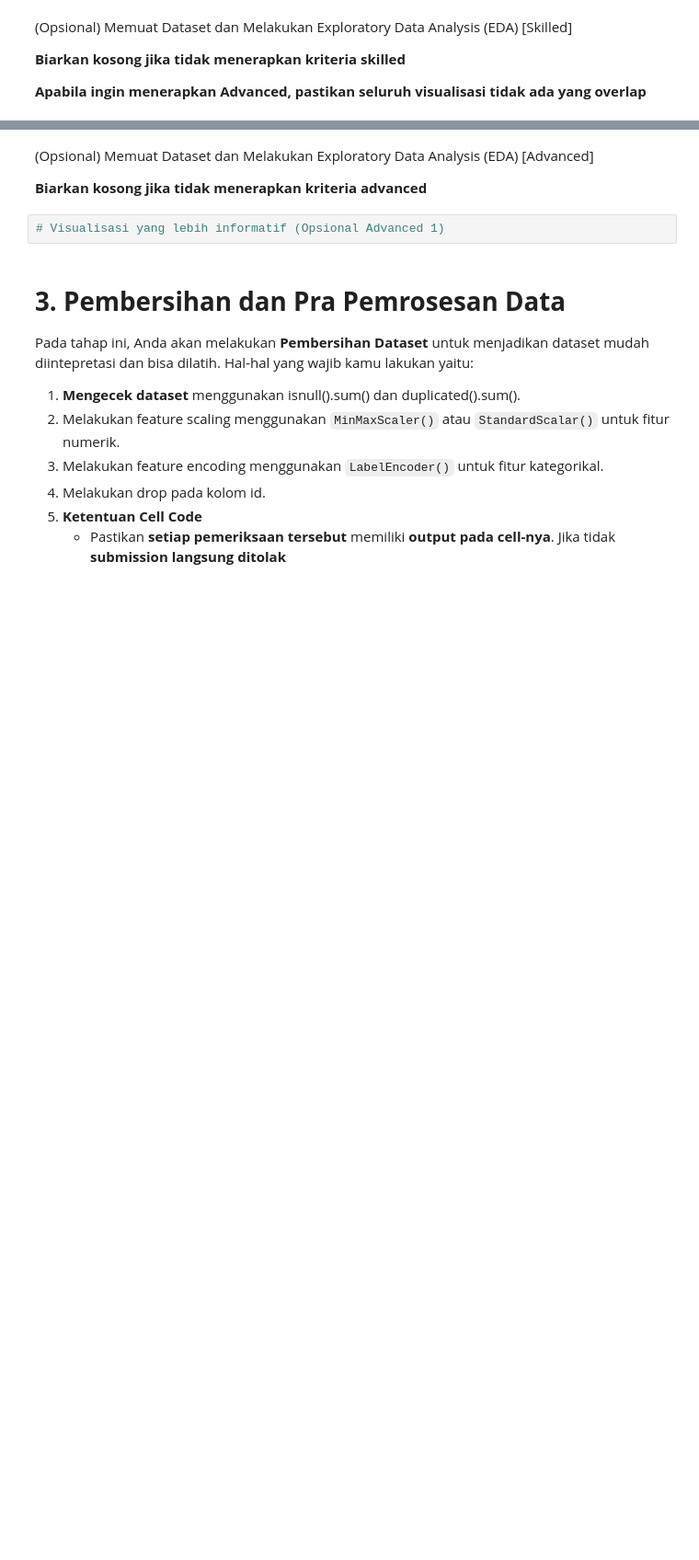
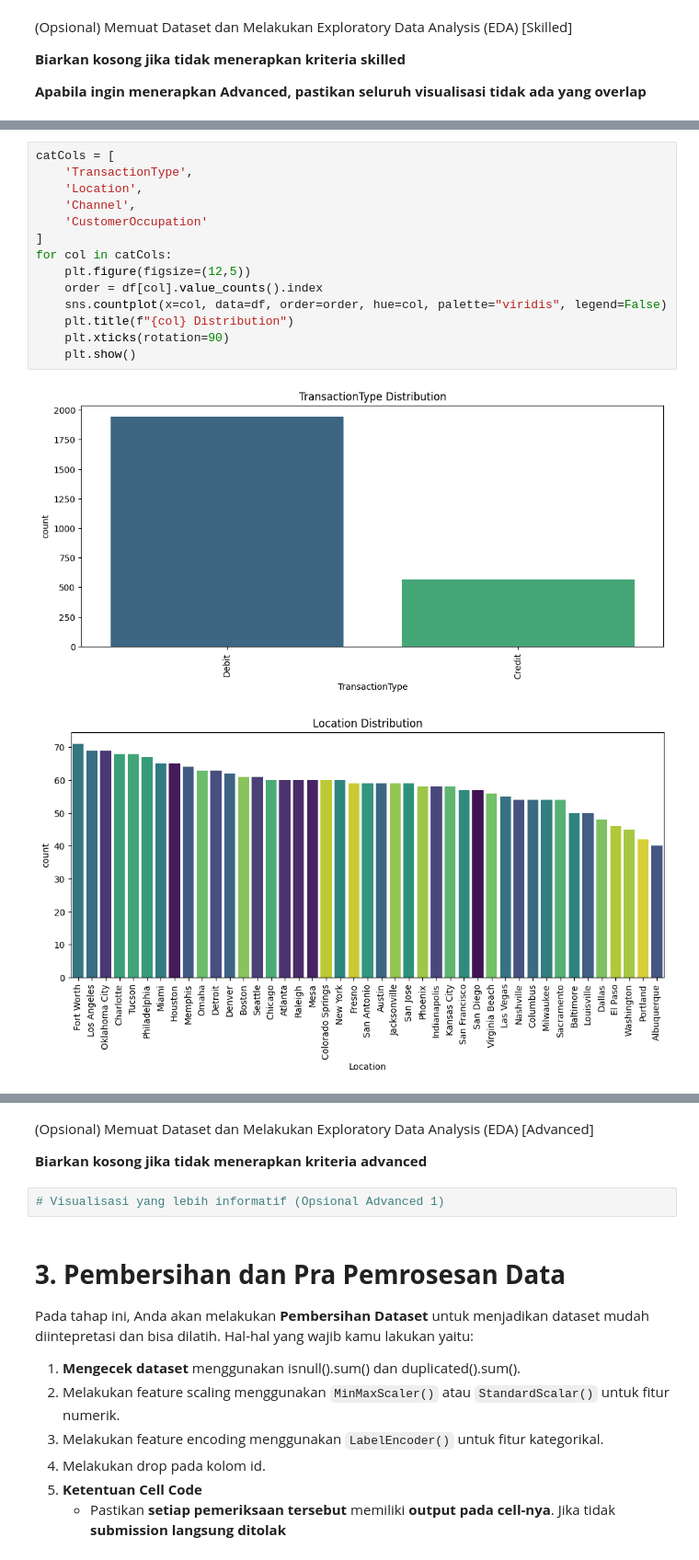
Before and after one commit to bluga404/ml-project-dicoding, a Jupyter notebook: [Clustering]_Submission_Akhir_BMLP_Walker_Valentinus_Simanjuntak.ipynb, the cells around one changed output, grey strips where cells are left out. Shown: that part at 92% size. Cells and saved outputs as stored; diff of their text form; blank space fills up the shorter version.

```diff
--- a/[Clustering]_Submission_Akhir_BMLP_Walker_Valentinus_Simanjuntak.ipynb
+++ b/[Clustering]_Submission_Akhir_BMLP_Walker_Valentinus_Simanjuntak.ipynb
@@ -84,0 +223,17 @@ Kriteria 1 akan diterima ketika Anda menggunakan fungsi yang diminta tanpa menam
+# %%
+catCols = [
+    'TransactionType',
+    'Location',
+    'Channel',
+    'CustomerOccupation'
+]
+for col in catCols:
+    plt.figure(figsize=(12,5))
+    order = df[col].value_counts().index
+    sns.countplot(x=col, data=df, order=order, hue=col, palette="viridis", legend=False)
+    plt.title(f"{col} Distribution")
+    plt.xticks(rotation=90)
+    plt.show()
+# %% [output]
+[figure, added]
+[figure, added]
```
Also changed, not shown: parts of 13 cells of this notebook, 2 other files.
